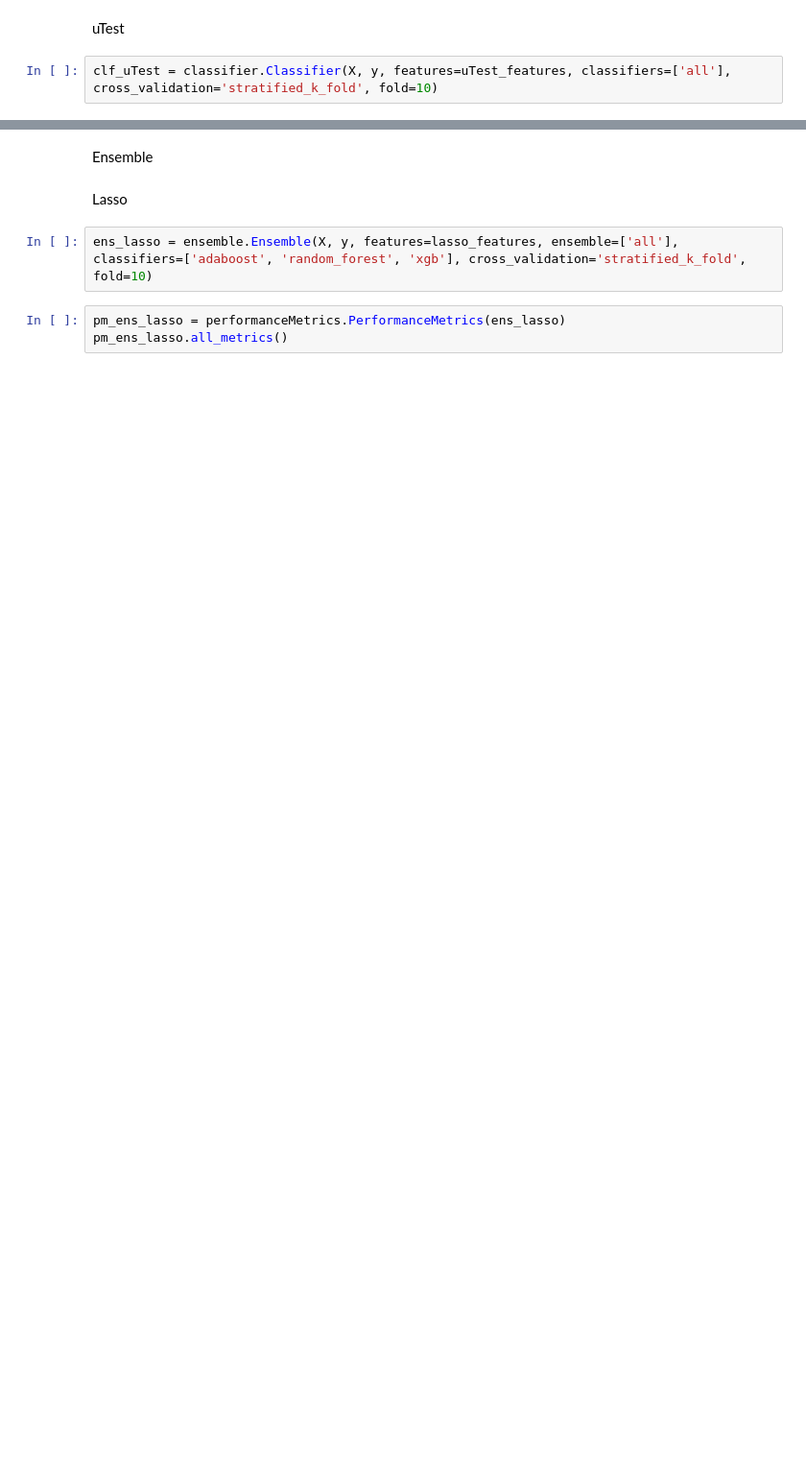
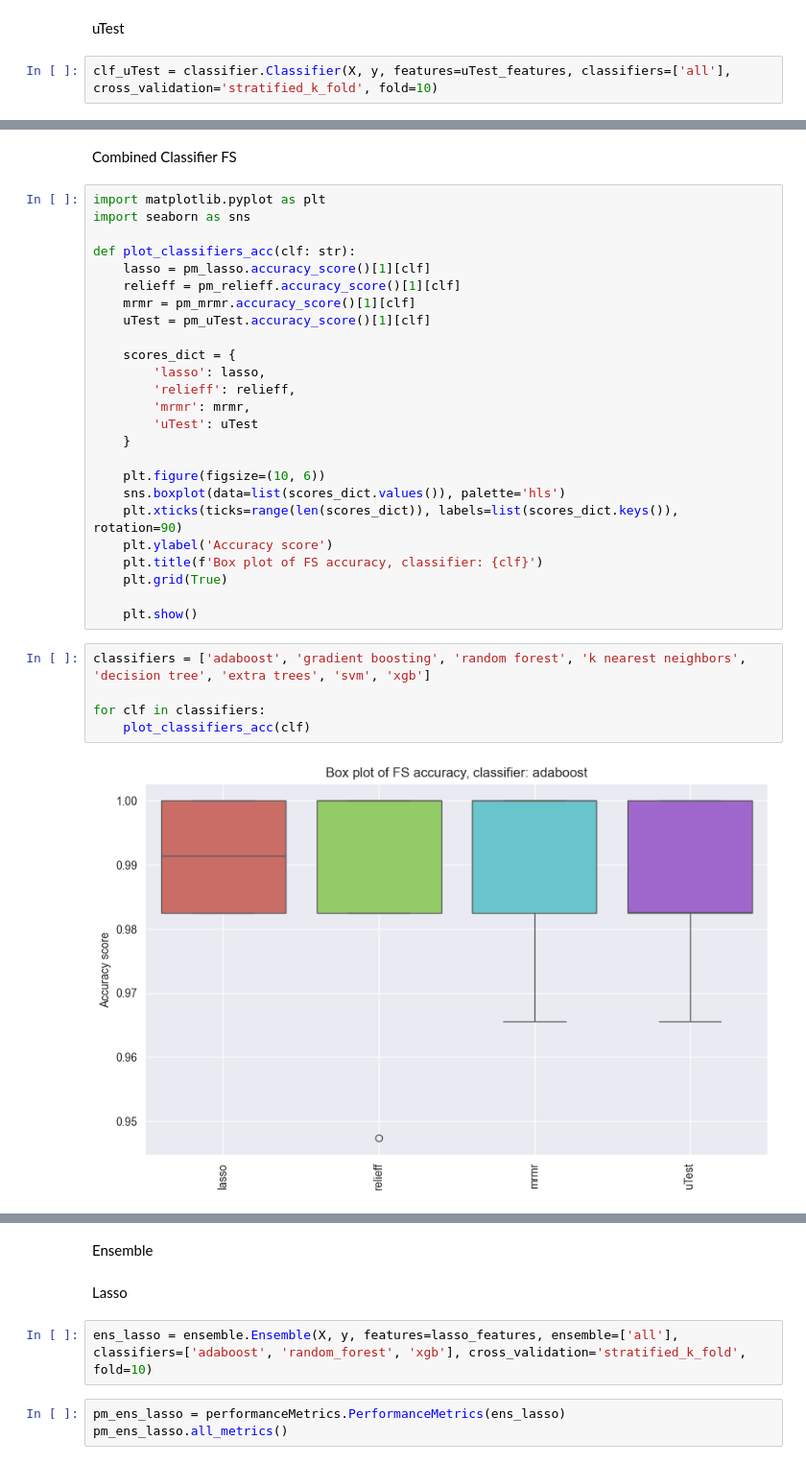
Before and after one commit to Szymqn/GlioClass, a Jupyter notebook: example_model.ipynb, the cells around one changed output, grey strips where cells are left out. Shown at 96% size. Saved outputs shown, nothing was run; the diff lists cells and outputs as text; blank space fills up the shorter version.

Commit message:
Added plot of one classifier & all FS

```diff
--- a/example_model.ipynb
+++ b/example_model.ipynb
@@ -233,0 +260,34 @@ gradient boosting: 14.217482805252075 s.
+# %% [markdown]
+Combined Classifier FS
+# %%
+import matplotlib.pyplot as plt
+import seaborn as sns
+
+def plot_classifiers_acc(clf: str):
+    lasso = pm_lasso.accuracy_score()[1][clf]
+    relieff = pm_relieff.accuracy_score()[1][clf]
+    mrmr = pm_mrmr.accuracy_score()[1][clf]
+    uTest = pm_uTest.accuracy_score()[1][clf]
+
+    scores_dict = {
+        'lasso': lasso,
+        'relieff': relieff,
+        'mrmr': mrmr,
+        'uTest': uTest
+    }
+
+    plt.figure(figsize=(10, 6))
+    sns.boxplot(data=list(scores_dict.values()), palette='hls')
+    plt.xticks(ticks=range(len(scores_dict)), labels=list(scores_dict.keys()), rotation=90)
+    plt.ylabel('Accuracy score')
+    plt.title(f'Box plot of FS accuracy, classifier: {clf}')
+    plt.grid(True)
+
+    plt.show()
+# %%
+classifiers = ['adaboost', 'gradient boosting', 'random forest', 'k nearest neighbors', 'decision tree', 'extra trees', 'svm', 'xgb']
+
+for clf in classifiers:
+    plot_classifiers_acc(clf)
+# %% [output]
+[figure, added]
```
Also changed, not shown: parts of 28 cells of this notebook.
